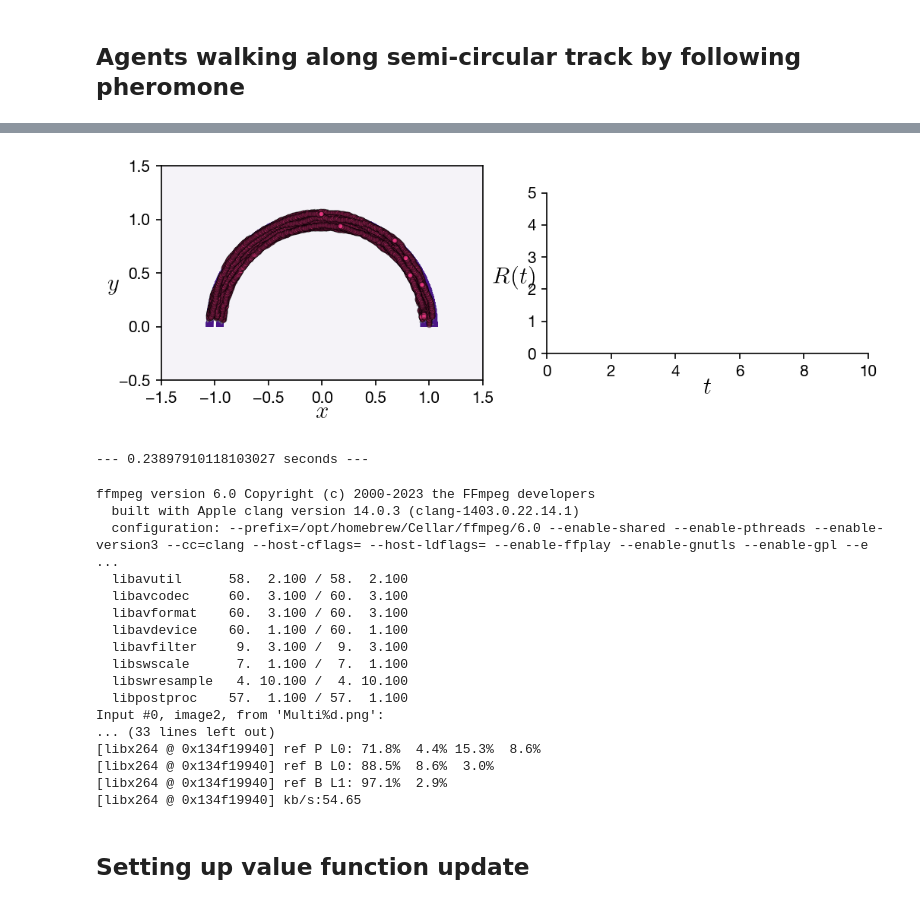
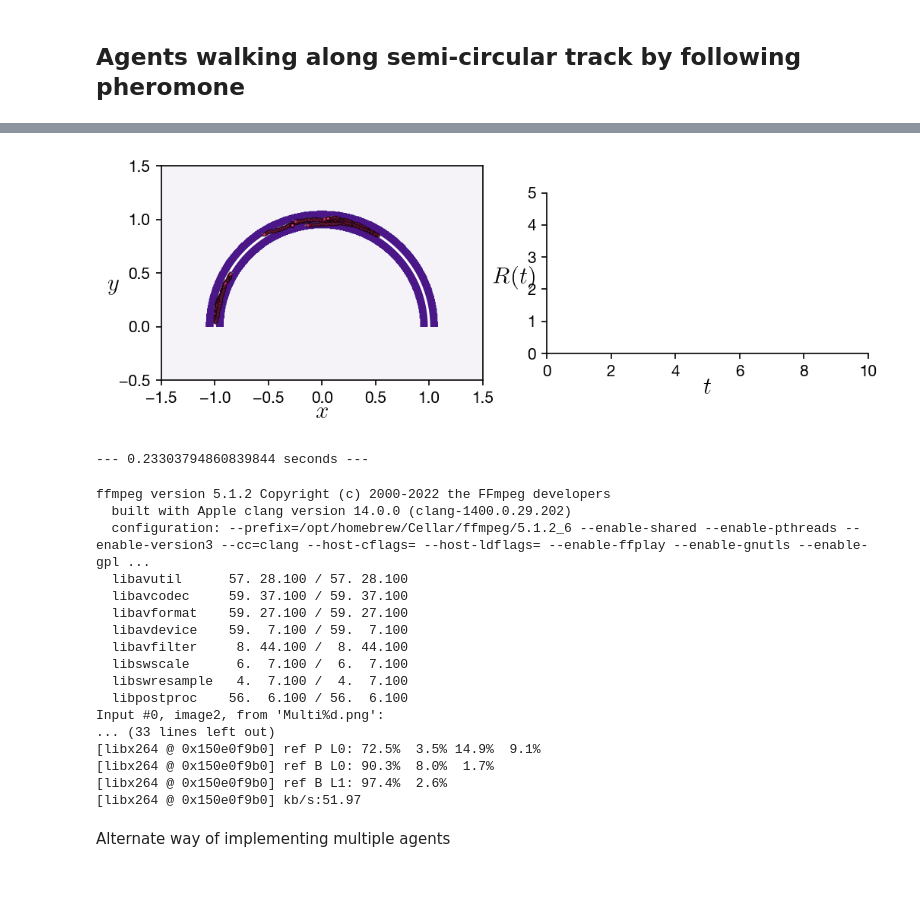
Before and after one commit to sgangaprasath/CollectiveTradeoff, a Jupyter notebook: MultiAgentBasic.ipynb, the cells around one changed output, grey strips where cells are left out. Cells and saved outputs as stored; diff of their text form; code cells hidden in the pictures.

Commit message:
MultiAgtUpdates

```diff
--- a/MultiAgentBasic.ipynb
+++ b/MultiAgentBasic.ipynb
@@ -202,11 +202,13 @@ colors = {
 class params():
     def __init__(self) -> None:
         super().__init__()
-        self.nSteps = 1000 #number of steps of each run
+        self.nSteps = 900 #number of steps of each run
         self.nAgnts = 10 #number of agents
+        self.nForag = 1 #number of foragers
         # self.nEpchs = 250 #number of epochs
         self.a = 1.0 #radius of semi-circle
         self.nIntSteps = int(0.5*self.nSteps) #number of steps of intrinsic policy
+        self.nSc = int(0.1*self.nSteps) #number of steps of intrinsic policy
 
         # Pheromone parameters
         self.nMsh = 500 #number of points in
@@ -215,13 +217,14 @@ class params():
 
         # Agent dynamics parameters
         self.pt = 0.08 #initial pheromone trail thickness
-        self.sz = 0.02 #agent size (radius)
+        self.sz = 0.01 #agent size (radius)
         self.dt = 1e-2 #time-step size
         self.l = 0.5e-2 #length travelled in 1 time-step
         self.vo = self.l/self.dt #effective speed of motion
         self.nu = 50 #orientation relaxation rate (s^-1)
         self.diff = 50e-1 #noise diffusion coefficient (s^-1)
-        self.pe = self.diff/self.nu #peclet number
+        self.diffCst = 50 #noise diffusion coefficient (s^-1)
+        # self.pe = self.diff/self.nu #peclet number
 
         # Reward parameters
         self.phiSt = np.pi/8 #reward goes as exp(-\phi/\phiSt)
@@ -333,37 +445,49 @@ class agent():
 # %%
 p = params()
 ag = agent(p)
 
 start_time = time.time()
 rxFull = np.array(p.rInit[0])
 ryFull = np.array(p.rInit[1])
 
 phxFull = np.array(np.cos(p.thetInit))
 phyFull = np.array(np.sin(p.thetInit))
 for ind in range(p.nSteps):
-    # if ind < p.nIntSteps:
-    ag.intPolicy(p)
     ag.repel(p)
+    ag.wkPolicy(p)
+    # if ind < p.nSc:
+    #     ag.intPolicy(p)
+    # elif ind == p.nSc:
+    #     tgtOrn = (p.tgt - ag.r[:,0])/np.linalg.norm(p.tgt - ag.r[:,0]) #Orientation of the target from given location
+    #     p.tgtPhi = np.arctan2(tgtOrn[1], tgtOrn[0])
+    #     p.diff = p.diffCst/(np.pi - np.arctan2(ag.r[1,0],ag.r[0,0]))
+    #     ag.ouPolicy(p)
+    # else:
+    #     ag.ouPolicy(p)
+    # ag.repel(p)
+    # ag.sTrl += p.l
+    # ag.sInd += 1
+
     # elif ind == p.nIntSteps:
     #     tgtOrn = (p.tgt - ag.r)/np.linalg.norm(p.tgt - ag.r) #Orientation of the target from given location
     #     p.tgtPhi = np.arctan2(tgtOrn[1], tgtOrn[0])
     #     ag.ouPolicy(p)
     # else:
     #     ag.ouPolicy(p)
     # ag.sTrl += p.l
     rxFull = np.vstack((rxFull, np.array(ag.r[0])))
     ryFull = np.vstack((ryFull, np.array(ag.r[1])))
     phxFull = np.vstack((phxFull, np.array(np.cos(ag.thet))))
     phyFull = np.vstack((phyFull, np.array(np.sin(ag.thet))))
 
 importlib.reload(pF)
 fix, ax = pF.plotDefMul(p, xphm, yphm, phm)
 pF.plotMultAgt(fix, ax, p, rxFull, ryFull, phxFull, phyFull, 0.5)
 plt.show()
 print("--- %s seconds ---" % (time.time() - start_time))
 # %% [output]
-[figure, old version]
+[figure, new version]
---- 0.23897910118103027 seconds ---
+--- 0.23303794860839844 seconds ---
 # %%
 importlib.reload(pF)
 pF.plotVidFn(p, xphm, yphm, phm, rxFull, ryFull, phxFull, phyFull)
@@ -373,22 +497,22 @@ pF.plotVidFn(p, xphm, yphm, phm, rxFull, ryFull, phxFull, phyFull)
 ! rm MultiAgent.mp4
 ! ffmpeg -r 10 -i "Multi%d.png" -c:v libx264 -vf fps=20 -pix_fmt yuv420p ./MultiAgent.mp4
 # %% [output]
-ffmpeg version 6.0 Copyright (c) 2000-2023 the FFmpeg developers
-  built with Apple clang version 14.0.3 (clang-1403.0.22.14.1)
-  configuration: --prefix=/opt/homebrew/Cellar/ffmpeg/6.0 --enable-shared --enable-pthreads --enable-version3 --cc=clang --host-cflags= --host-ldflags= --enable-ffplay --enable-gnutls --enable-gpl --e ...
-  libavutil      58.  2.100 / 58.  2.100
-  libavcodec     60.  3.100 / 60.  3.100
-  libavformat    60.  3.100 / 60.  3.100
-  libavdevice    60.  1.100 / 60.  1.100
-  libavfilter     9.  3.100 /  9.  3.100
-  libswscale      7.  1.100 /  7.  1.100
-  libswresample   4. 10.100 /  4. 10.100
-  libpostproc    57.  1.100 / 57.  1.100
+ffmpeg version 5.1.2 Copyright (c) 2000-2022 the FFmpeg developers
+  built with Apple clang version 14.0.0 (clang-1400.0.29.202)
+  configuration: --prefix=/opt/homebrew/Cellar/ffmpeg/5.1.2_6 --enable-shared --enable-pthreads --enable-version3 --cc=clang --host-cflags= --host-ldflags= --enable-ffplay --enable-gnutls --enable-gpl ...
+  libavutil      57. 28.100 / 57. 28.100
+  libavcodec     59. 37.100 / 59. 37.100
+  libavformat    59. 27.100 / 59. 27.100
+  libavdevice    59.  7.100 / 59.  7.100
+  libavfilter     8. 44.100 /  8. 44.100
+  libswscale      6.  7.100 /  6.  7.100
+  libswresample   4.  7.100 /  4.  7.100
+  libpostproc    56.  6.100 / 56.  6.100
 Input #0, image2, from 'Multi%d.png':
 ... (33 lines left out)
-[libx264 @ 0x134f19940] ref P L0: 71.8%  4.4% 15.3%  8.6%
-[libx264 @ 0x134f19940] ref B L0: 88.5%  8.6%  3.0%
-[libx264 @ 0x134f19940] ref B L1: 97.1%  2.9%
-[libx264 @ 0x134f19940] kb/s:54.65
+[libx264 @ 0x150e0f9b0] ref P L0: 72.5%  3.5% 14.9%  9.1%
+[libx264 @ 0x150e0f9b0] ref B L0: 90.3%  8.0%  1.7%
+[libx264 @ 0x150e0f9b0] ref B L1: 97.4%  2.6%
+[libx264 @ 0x150e0f9b0] kb/s:51.97
-# %% [markdown]
- ## <a class="anchor" id="second-bullet">Setting up value function update</a>
+# %% [markdown]
+Alternate way of implementing multiple agents
```
Also changed, not shown: parts of 5 cells of this notebook, 4 other files.
